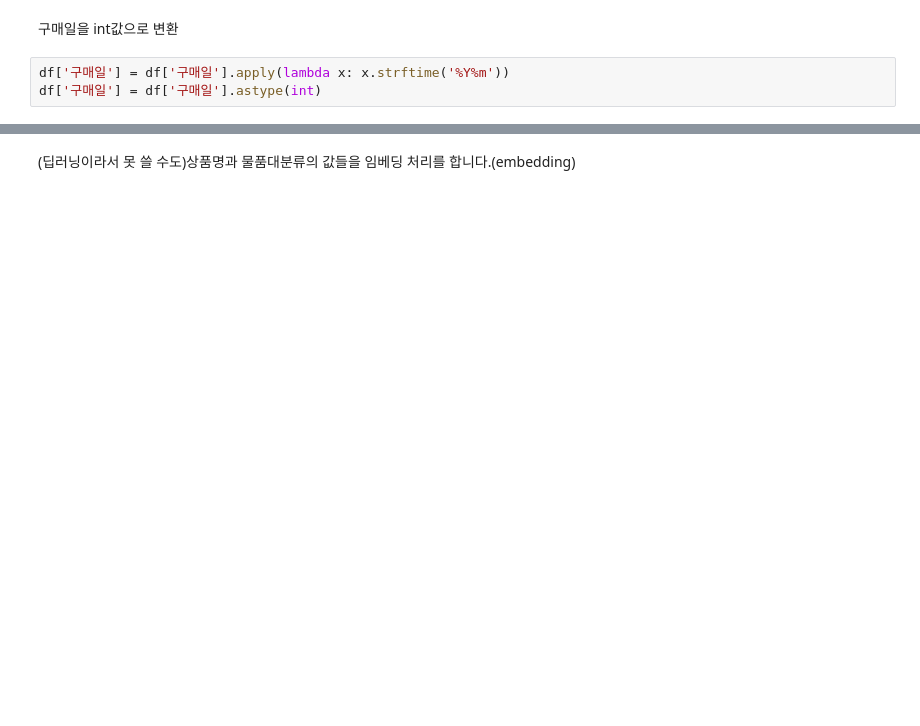
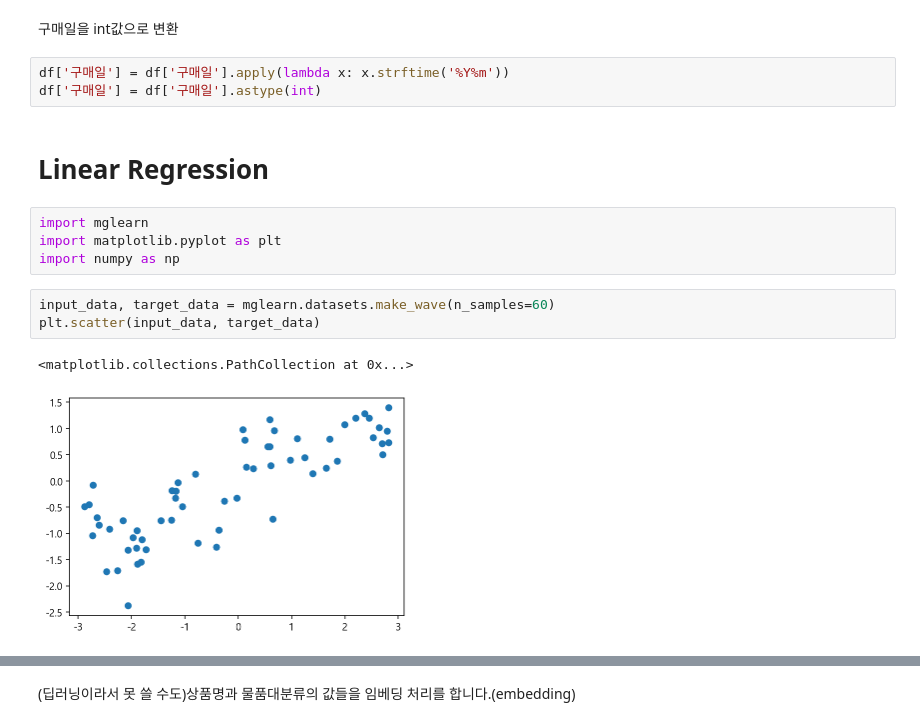
Before and after one commit to ManuSong/DataProject-5, a Jupyter notebook: 유아용품CRM 경태작업.ipynb, the cells around one changed output, grey strips where cells are left out. Cells and saved outputs as stored; diff of their text form; blank space fills up the shorter version.

```diff
--- a/유아용품CRM 경태작업.ipynb
+++ b/유아용품CRM 경태작업.ipynb
@@ -467,3 +503,15 @@ plt.show()
 # %%
 df['구매일'] = df['구매일'].apply(lambda x: x.strftime('%Y%m'))
 df['구매일'] = df['구매일'].astype(int)
+# %% [markdown]
+# Linear Regression
+# %%
+import mglearn
+import matplotlib.pyplot as plt
+import numpy as np
+# %%
+input_data, target_data = mglearn.datasets.make_wave(n_samples=60)
+plt.scatter(input_data, target_data)
+# %% [output]
+<matplotlib.collections.PathCollection at 0x...>
+[figure, added]
```
Also changed, not shown: parts of 15 cells of this notebook, 2 other files.
